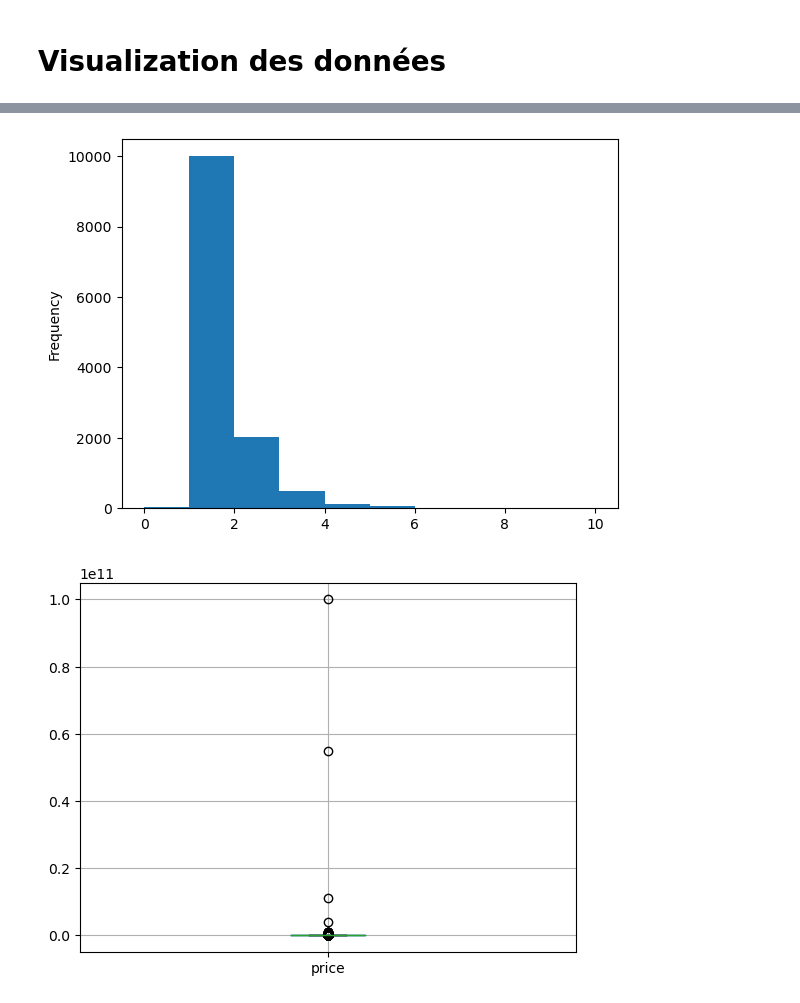
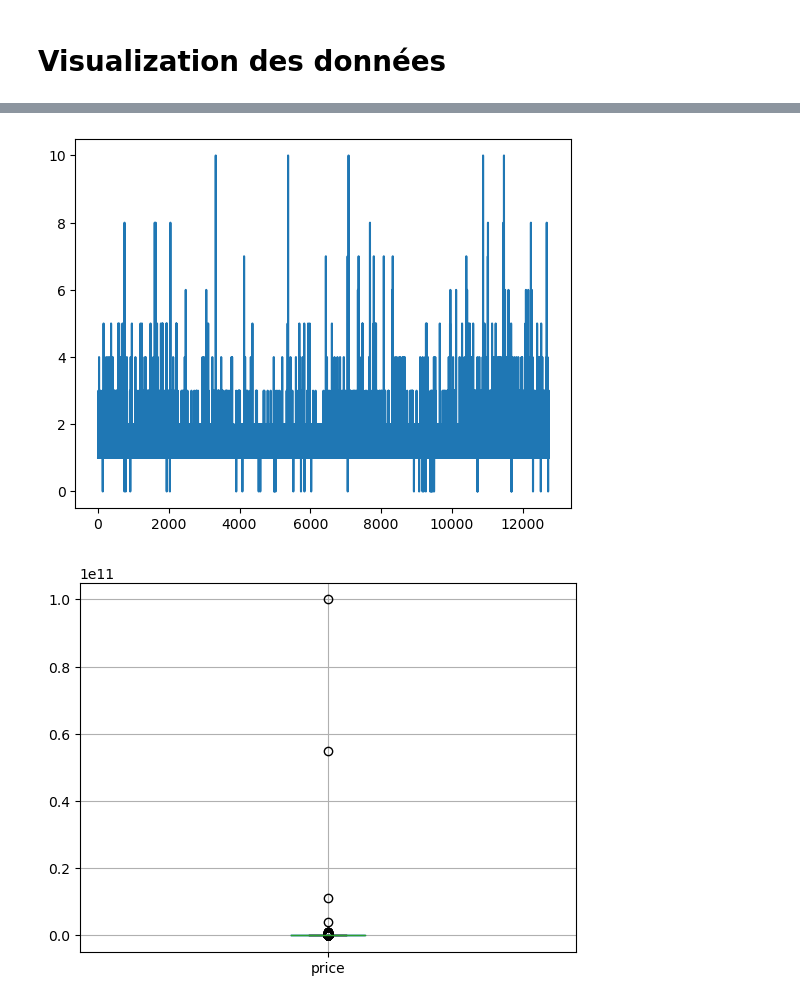
Before and after one commit to fatenchtioui/ff, a Jupyter notebook: index.ipynb, the cells around one changed output, grey strips where cells are left out. Cells and saved outputs as stored; diff of their text form; code cells hidden in the pictures.

```diff
--- a/index.ipynb
+++ b/index.ipynb
@@ -209,9 +209,9 @@ plt.show()
 # %%
-dataset['bathroom_count'].plot(kind='hist')
+dataset['bathroom_count'].plot()
 
 plt.show()
 # %% [output]
-[figure, old version]
+[figure, new version]
 # %%
 dataset.boxplot(column='price')
 
```
Also changed, not shown: parts of 2 cells of this notebook.
